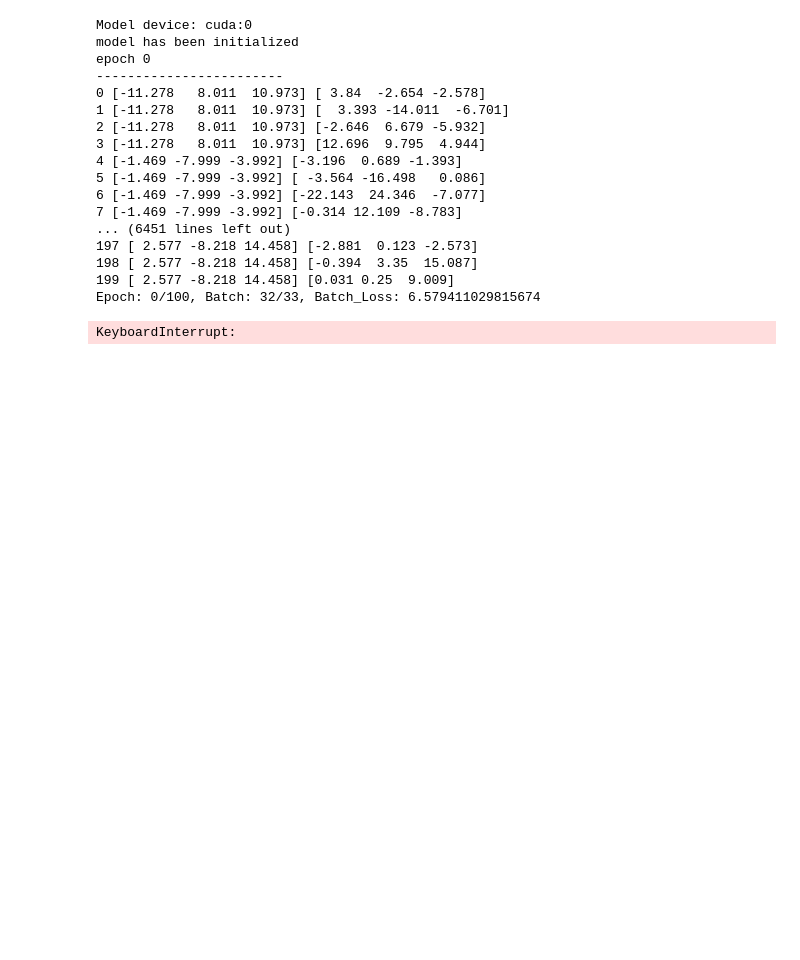
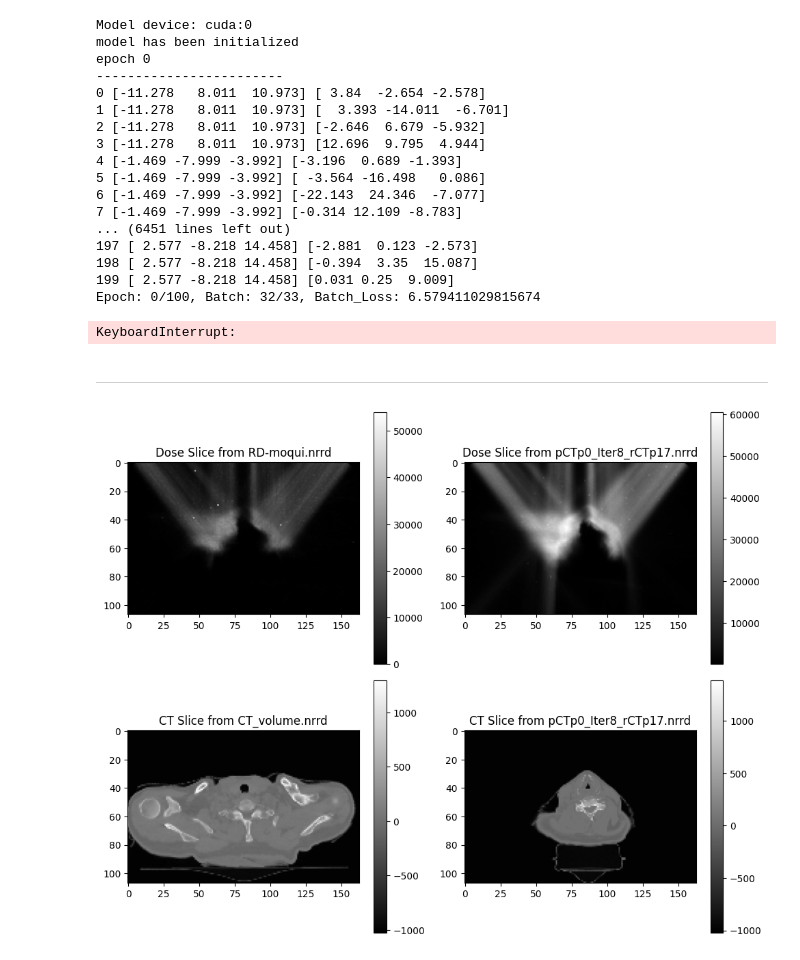
Before and after one commit to s-shahpouri/DBP_Dashboard, a Jupyter notebook: Test.ipynb, the cells around one changed output. Saved outputs shown, nothing was run; the diff lists cells and outputs as text; code cells hidden in the pictures; blank space fills up the shorter version.

```diff
--- a/Test.ipynb
+++ b/Test.ipynb
@@ -568,3 +568,69 @@ epoch 0
 199 [ 2.577 -8.218 14.458] [0.031 0.25  9.009]
 Epoch: 0/100, Batch: 32/33, Batch_Loss: 6.579411029815674
 KeyboardInterrupt:
+# %% [markdown]
+---------------------
+# %%
+import itk
+import matplotlib.pyplot as plt
+
+# File paths for the two sets of images
+dose_moving_path_1 = '/data/sama/Datasets/Dash_data/Dose_outlier/DBP_OP029/Iter8/rCTp17/X_14.61/RD-moqui.nrrd'
+dose_moving_path_2 = '/data/bahrdoh/Datasets/Second_ds/nrrd/DBP_OP029/Iter8/DBP_OP029_pCTp0_Iter8_rCTp17.nrrd'
+ct_moving_path_1 = '/data/sama/Datasets/Dash_data/Dose_outlier/DBP_OP029/Iter8/rCTp17/X_14.61/CT_volume.nrrd'
+ct_moving_path_2 = '/data/bahrdoh/Datasets/Second_ds/ct_nrrd/DBP_OP029/Iter8/DBP_OP029_pCTp0_Iter8_rCTp17.nrrd'
+
+
+# Reading the images using itk
+dose_image_1 = itk.imread(dose_moving_path_1)
+dose_image_2 = itk.imread(dose_moving_path_2)
+ct_image_1 = itk.imread(ct_moving_path_1)
+ct_image_2 = itk.imread(ct_moving_path_2)
+
+# Convert to numpy arrays
+dose_array_1 = itk.GetArrayViewFromImage(dose_image_1)
+dose_array_2 = itk.GetArrayViewFromImage(dose_image_2)
+ct_array_1 = itk.GetArrayViewFromImage(ct_image_1)
+ct_array_2 = itk.GetArrayViewFromImage(ct_image_2)
+# ct_array_2= np.flip(ct_array_2, axis=0)
+
+# Selecting slice 80
+slice_index = 40
+
+dose_slice_1 = dose_array_1[slice_index, :, :]
+dose_slice_2 = dose_array_2[slice_index, :, :]
+
+ct_slice_1 = ct_array_1[slice_index, :, :]
+ct_slice_2 = ct_array_2[slice_index, :, :]
+
+
+
+
+# Plotting the dose images
+plt.figure(figsize=(10, 8))
+
+plt.subplot(2, 2, 1)
+plt.title('Dose Slice from RD-moqui.nrrd')
+plt.imshow(dose_slice_1, cmap='gray')
+plt.colorbar()
+
+plt.subplot(2, 2, 2)
+plt.title('Dose Slice from pCTp0_Iter8_rCTp17.nrrd')
+plt.imshow(dose_slice_2, cmap='gray')
+plt.colorbar()
+
+# Plotting the CT images
+plt.subplot(2, 2, 3)
+plt.title('CT Slice from CT_volume.nrrd')
+plt.imshow(ct_slice_1, cmap='gray')
+plt.colorbar()
+
+plt.subplot(2, 2, 4)
+plt.title('CT Slice from pCTp0_Iter8_rCTp17.nrrd')
+plt.imshow(ct_slice_2, cmap='gray')
+plt.colorbar()
+
+plt.tight_layout()
+plt.show()
+# %% [output]
+[figure, added]
```
Also changed, not shown: parts of 3 cells of this notebook, 4 other files.
